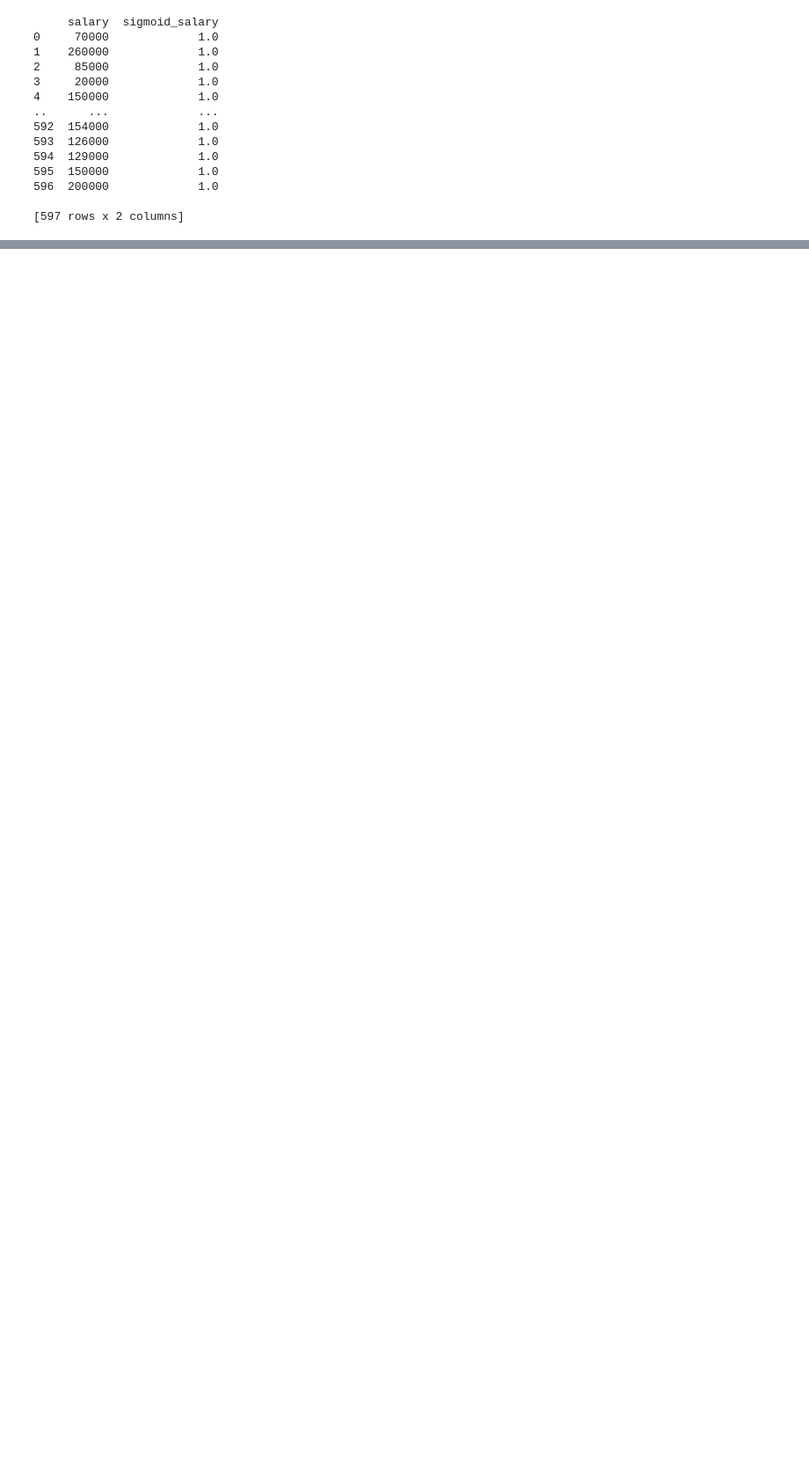
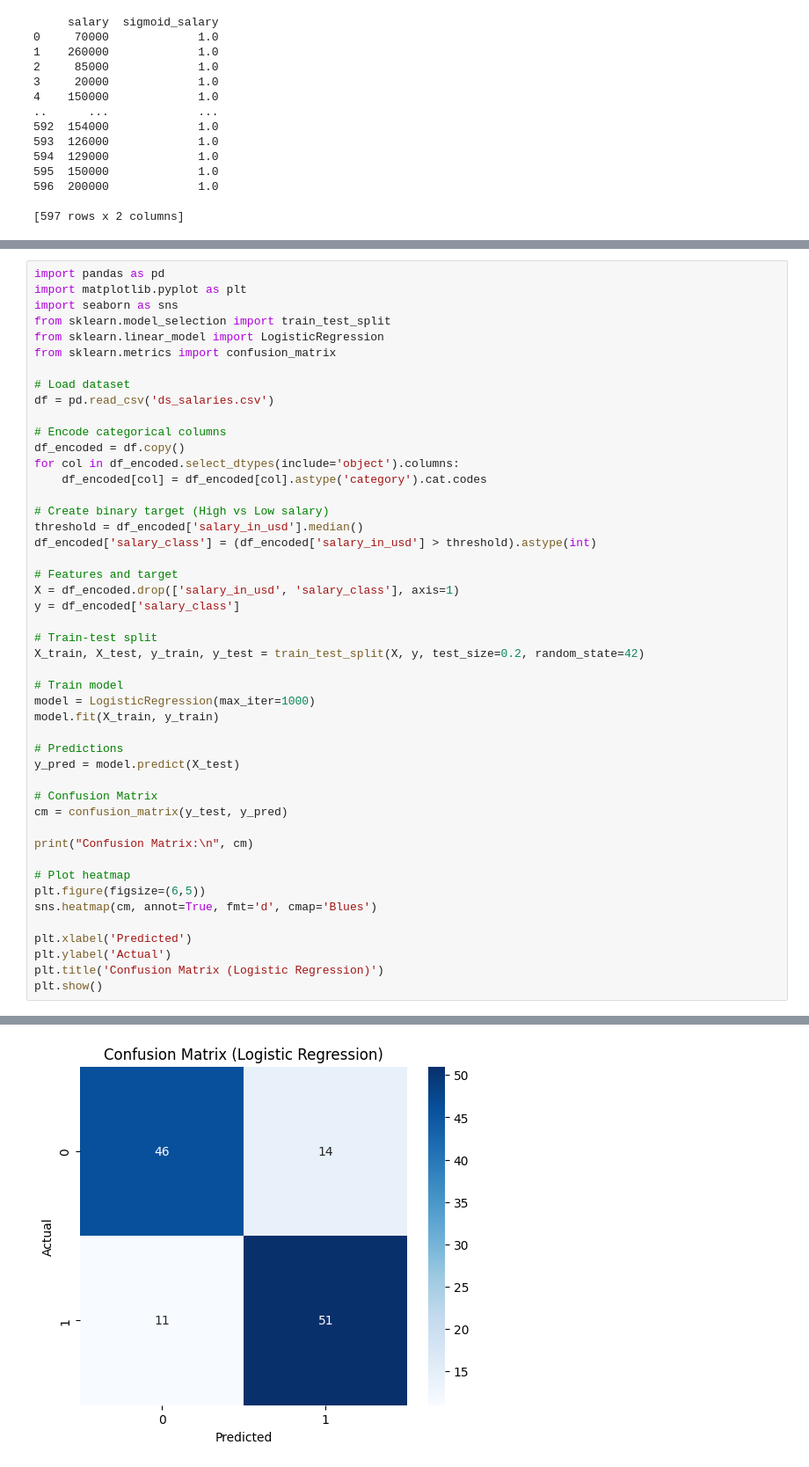
Before and after one commit to naveen03-tech/Machine-Larning, a Jupyter notebook: Machine Learning Project (Data Science Salaries and Jobs).ipynb, the cells around one changed output, grey strips where cells are left out. Shown at 88% size. Saved outputs shown, nothing was run; the diff lists cells and outputs as text; blank space fills up the shorter version.

```diff
--- a/Machine Learning Project (Data Science Salaries and Jobs).ipynb
+++ b/Machine Learning Project (Data Science Salaries and Jobs).ipynb
@@ -634,0 +696,48 @@ plt.show()
+# %%
+import pandas as pd
+import matplotlib.pyplot as plt
+import seaborn as sns
+from sklearn.model_selection import train_test_split
+from sklearn.linear_model import LogisticRegression
+from sklearn.metrics import confusion_matrix
+
+# Load dataset
+df = pd.read_csv('ds_salaries.csv')
+
+# Encode categorical columns
+df_encoded = df.copy()
+for col in df_encoded.select_dtypes(include='object').columns:
+    df_encoded[col] = df_encoded[col].astype('category').cat.codes
+
+# Create binary target (High vs Low salary)
+threshold = df_encoded['salary_in_usd'].median()
+df_encoded['salary_class'] = (df_encoded['salary_in_usd'] > threshold).astype(int)
+
+# Features and target
+X = df_encoded.drop(['salary_in_usd', 'salary_class'], axis=1)
+y = df_encoded['salary_class']
+
+# Train-test split
+X_train, X_test, y_train, y_test = train_test_split(X, y, test_size=0.2, random_state=42)
+
+# Train model
+model = LogisticRegression(max_iter=1000)
+model.fit(X_train, y_train)
+
+# Predictions
+y_pred = model.predict(X_test)
+
+# Confusion Matrix
+cm = confusion_matrix(y_test, y_pred)
+
+print("Confusion Matrix:\n", cm)
+
+# Plot heatmap
+plt.figure(figsize=(6,5))
+sns.heatmap(cm, annot=True, fmt='d', cmap='Blues')
+
+plt.xlabel('Predicted')
+plt.ylabel('Actual')
+plt.title('Confusion Matrix (Logistic Regression)')
+plt.show()
+# %% [output]
@@ -634,0 +754 @@ plt.show()
+[figure, added]
```
Also changed, not shown: parts of 5 cells of this notebook.
